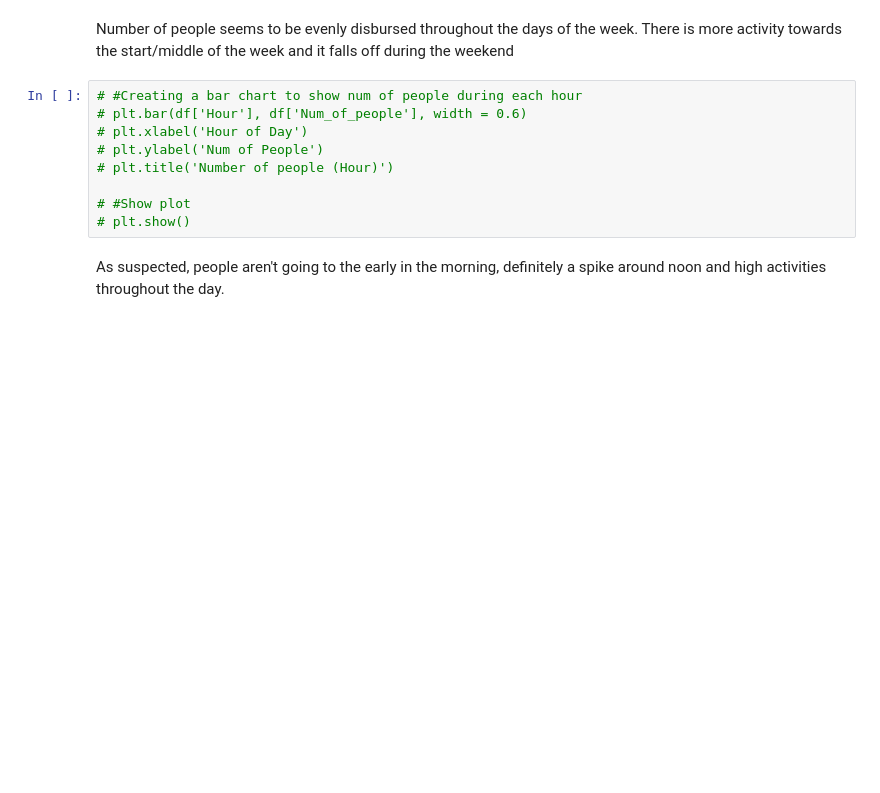
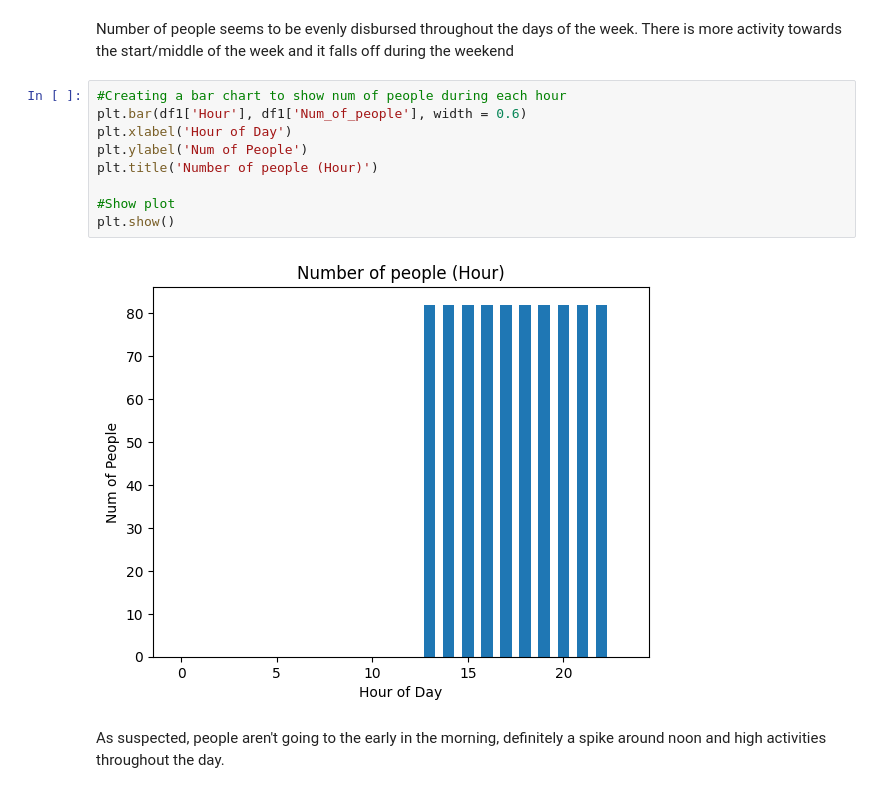
Before and after one commit to Shiblumi/SlugMeter, a Jupyter notebook: ML-Stuff/Mongo_data.ipynb, the cells around one changed output. Saved outputs shown, nothing was run; the diff lists cells and outputs as text; blank space fills up the shorter version.

```diff
--- a/ML-Stuff/Mongo_data.ipynb
+++ b/ML-Stuff/Mongo_data.ipynb
@@ -180,14 +96,16 @@ People seemed to stop going to the gym as the years passed. Seems like a steady
 # %% [markdown]
 Number of people seems to be evenly disbursed throughout the days of the week. There is more activity towards the start/middle of the week and it falls off during the weekend
 # %%
-# #Creating a bar chart to show num of people during each hour
-# plt.bar(df['Hour'], df['Num_of_people'], width = 0.6)
-# plt.xlabel('Hour of Day')
-# plt.ylabel('Num of People')
-# plt.title('Number of people (Hour)')
+#Creating a bar chart to show num of people during each hour
+plt.bar(df1['Hour'], df1['Num_of_people'], width = 0.6)
+plt.xlabel('Hour of Day')
+plt.ylabel('Num of People')
+plt.title('Number of people (Hour)')
 
-# #Show plot
-# plt.show()
+#Show plot
+plt.show()
+# %% [output]
+[figure, added]
 # %% [markdown]
 As suspected, people aren't going to the early in the morning, definitely a spike around noon and high activities throughout the day.
 # %% [markdown]
```
Also changed, not shown: parts of 29 cells of this notebook, 1 other file.
